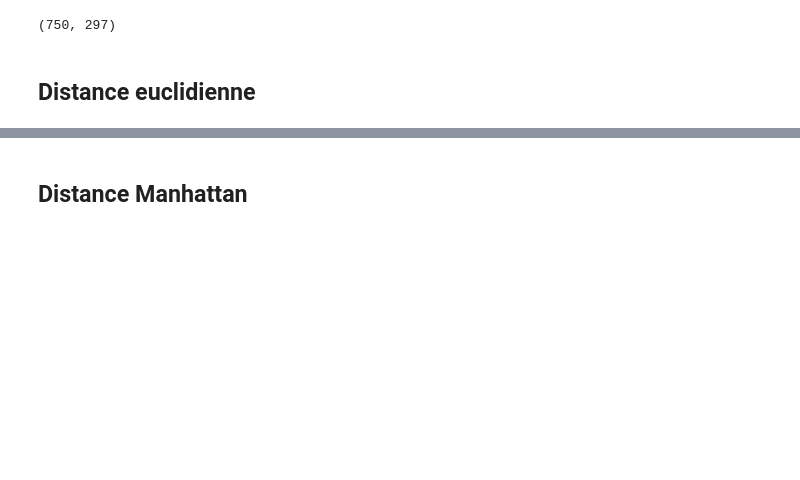
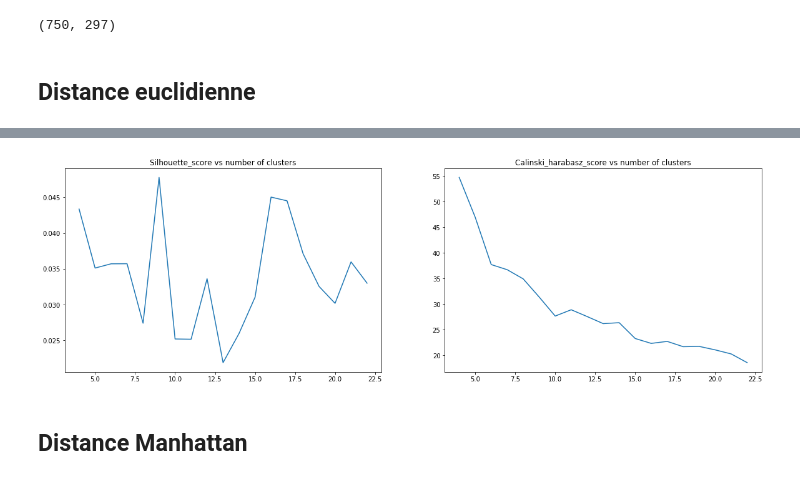
Before and after one commit to FirasAzzouz/Projet-S8, a Jupyter notebook: Clustering Kmeans (1ère base).ipynb, the cells around one changed output, grey strips where cells are left out. Drawn from its saved outputs; the diff is of its cells as text; code cells hidden in the pictures; blank space fills up the shorter version.

```diff
--- a/Clustering Kmeans (1ère base).ipynb
+++ b/Clustering Kmeans (1ère base).ipynb
@@ -15,7 +15,7 @@ n_clusters_min = 4
 n_clusters_array = np.arange(n_clusters_max-1)+ n_clusters_min
 lc = n_clusters_array.shape[0]
 silhouette_score_array = np.zeros(lc)
-calinski_harabasz_score_array = np.zeros(lc)
+calinski_harabaz_score_array = np.zeros(lc)
 # %% [markdown]
 ## Distance euclidienne
 # %%
@@ -26,4 +26,4 @@ for k in n_clusters_array:
 #     classes = kmeans_clustering_sklearn(X,k)
     classes = kmeans_pp(X,k,n_init,metric_)
     silhouette_score_array[k-n_clusters_min] = silhouette_score(X,classes)
-    calinski_harabasz_score_array[k-n_clusters_min] = calinski_harabasz_score(X,classes)
+    calinski_harabaz_score_array[k-n_clusters_min] = calinski_harabaz_score(X,classes)
@@ -32,12 +52,14 @@ np.save(os.path.join(os.path.abspath("résultats"),"Silhouette_score_kmeans(eucl
 # %%
 plt.figure(figsize=(20,6))
 ax1 = plt.subplot(1,2,1)
 ax1.plot(n_clusters_array, silhouette_score_array)
 ax1.set_title("Silhouette_score vs number of clusters")
 ax2 = plt.subplot(1,2,2)
-ax2.plot(n_clusters_array, calinski_harabasz_score_array)
+ax2.plot(n_clusters_array, calinski_harabaz_score_array)
 ax2.set_title("Calinski_harabasz_score vs number of clusters")
 plt.show()
+# %% [output]
+[figure, added]
 # %% [markdown]
 ## Distance Manhattan
 # %%
```
Also changed, not shown: parts of 8 cells of this notebook.
